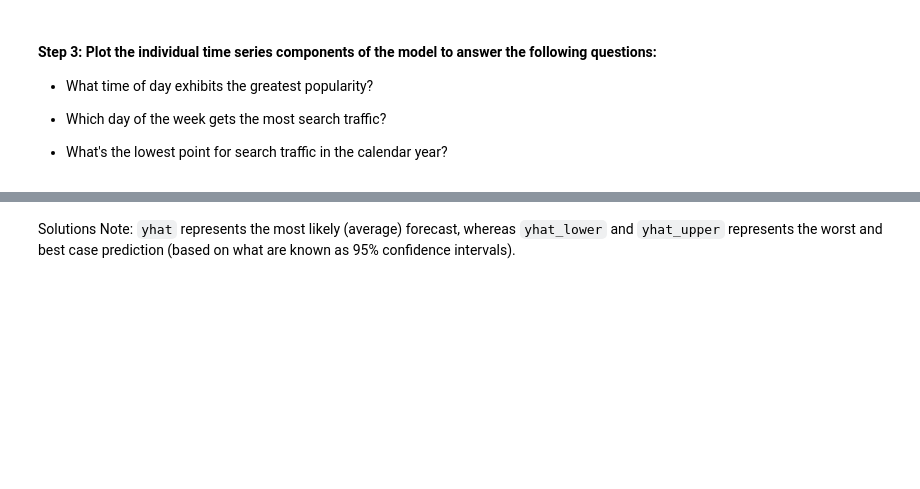
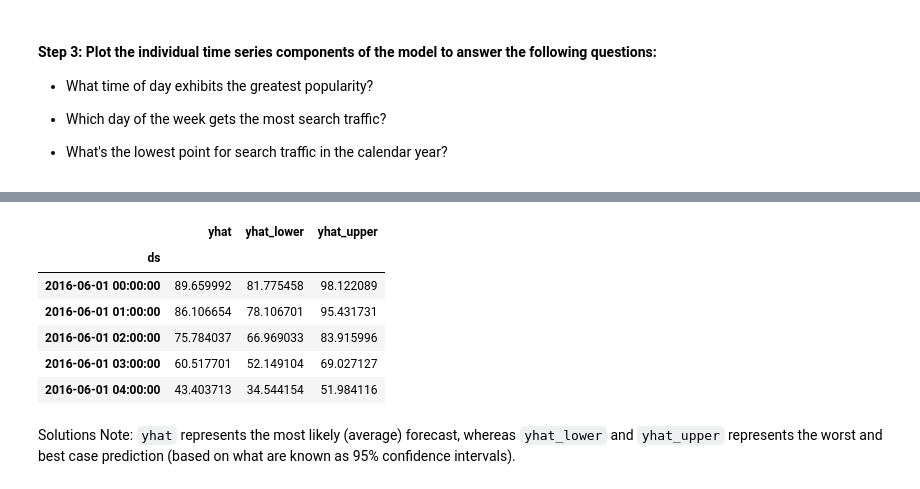
Before and after one commit to jesseparent/prophet-challenge, a Jupyter notebook: forecasting_net_prophet.ipynb, the cells around one changed output, grey strips where cells are left out. Saved outputs shown, nothing was run; the diff lists cells and outputs as text; code cells hidden in the pictures; blank space fills up the shorter version.

```diff
--- a/forecasting_net_prophet.ipynb
+++ b/forecasting_net_prophet.ipynb
@@ -579,3 +598,26 @@ INFO:cmdstanpy:Chain [1] done processing
+# %%
+# SAMPLE OUTPUT
+# yhat	yhat_lower	yhat_upper
+# ds
+# 2016-06-01 00:00:00	89.629222	80.657755	98.092527
+# 2016-06-01 01:00:00	86.075935	77.585016	94.403906
+# 2016-06-01 02:00:00	75.753361	67.254855	83.562064
+# 2016-06-01 03:00:00	60.487045	52.594834	69.279039
+# 2016-06-01 04:00:00	43.373051	34.860822	51.829818
+
+# Set the index in the forecast_mercado_trends DataFrame to the ds datetime column
+forecast_mercado_trends = forecast_mercado_trends.set_index('ds')
+
+# View the only the yhat,yhat_lower and yhat_upper columns from the DataFrame
+forecast_mercado_trends[['yhat', 'yhat_lower', 'yhat_upper']].head()
+# %% [output]
+|  | yhat | yhat_lower | yhat_upper |
+| ds |  |  |  |
+| 2016-06-01 00:00:00 | 89.659992 | 81.775458 | 98.122089 |
+| 2016-06-01 01:00:00 | 86.106654 | 78.106701 | 95.431731 |
+| 2016-06-01 02:00:00 | 75.784037 | 66.969033 | 83.915996 |
+| 2016-06-01 03:00:00 | 60.517701 | 52.149104 | 69.027127 |
+| 2016-06-01 04:00:00 | 43.403713 | 34.544154 | 51.984116 |
 # %% [markdown]
 Solutions Note: `yhat` represents the most likely (average) forecast, whereas `yhat_lower` and `yhat_upper` represents the worst and best case prediction (based on what are known as 95% confidence intervals).
 # %%
```
Also changed, not shown: parts of 12 cells of this notebook.
